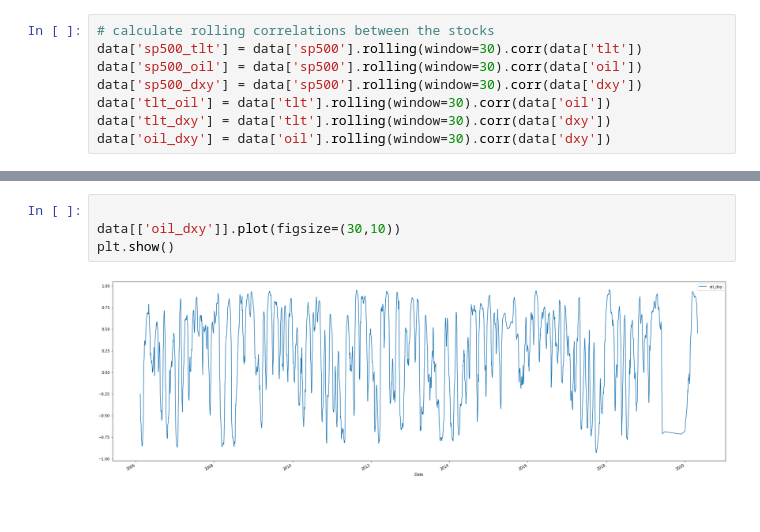
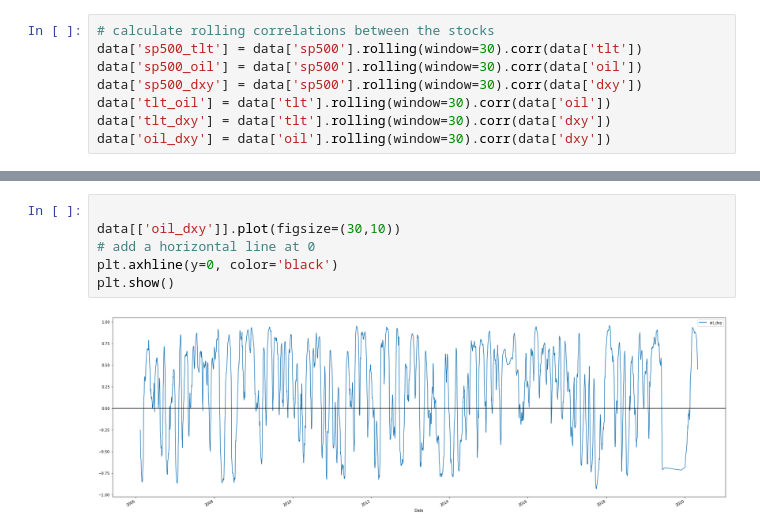
Before and after one commit to collindougherty/Markets, a Jupyter notebook: correlations.ipynb, the cells around one changed output, grey strips where cells are left out. Drawn from its saved outputs; the diff is of its cells as text.

```diff
--- a/correlations.ipynb
+++ b/correlations.ipynb
@@ -91,6 +111,8 @@ plt.show()
 # %%
 
 data[['oil_dxy']].plot(figsize=(30,10))
+# add a horizontal line at 0
+plt.axhline(y=0, color='black')
 plt.show()
 # %% [output]
-[figure, old version]
+[figure, new version]
```
Also changed, not shown: parts of 7 cells of this notebook.
